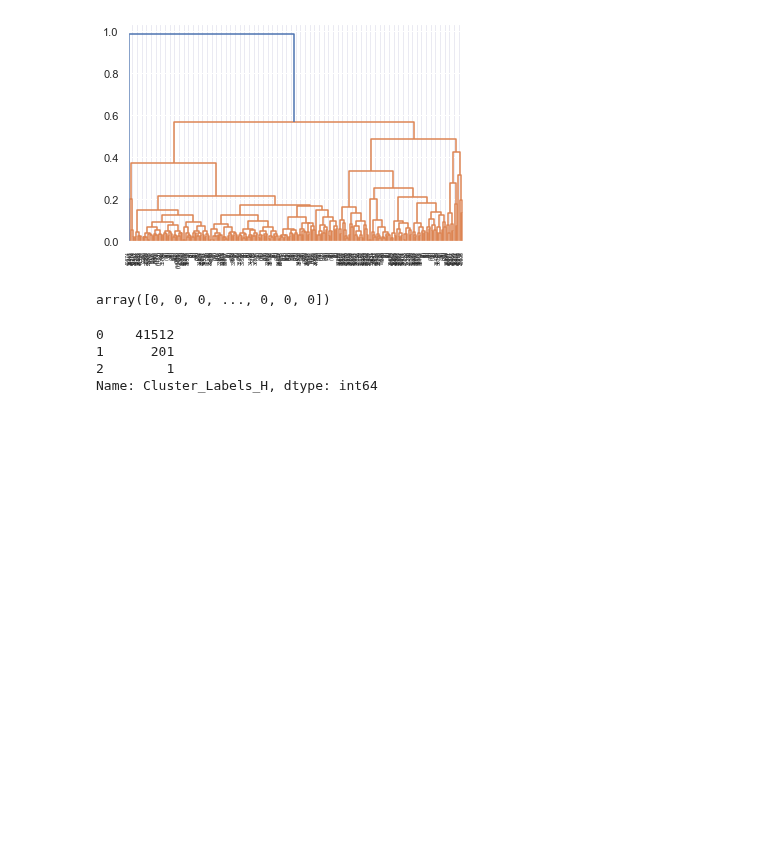
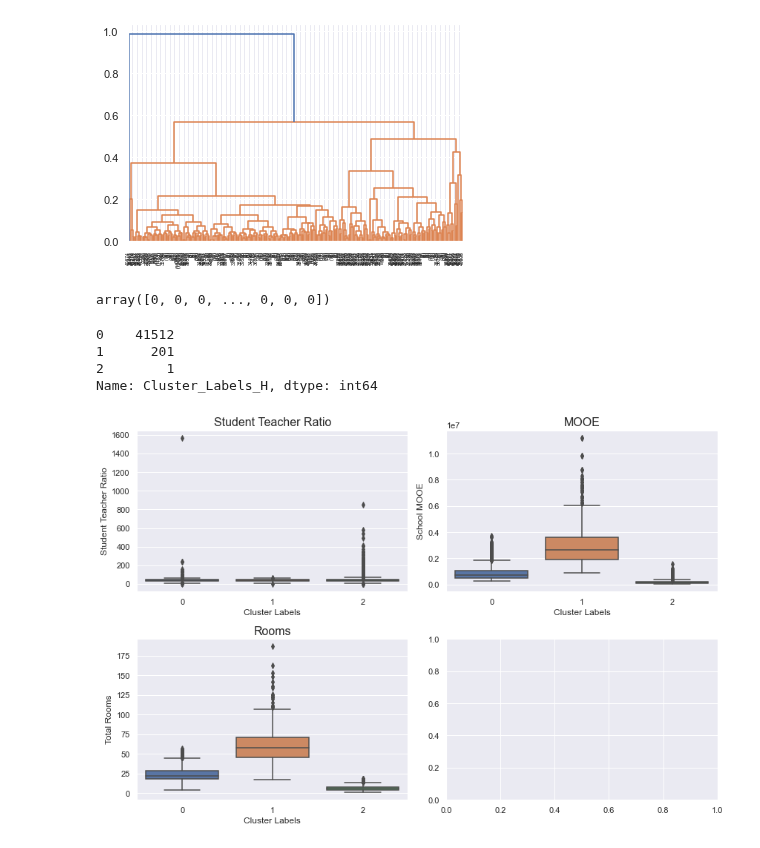
Before and after one commit to ericxmagno/education-analytics, a Jupyter notebook: education_analytics/Sprint1_EDA_Justine.ipynb, the cells around one changed output. Cells and saved outputs as stored; diff of their text form; code cells hidden in the pictures; blank space fills up the shorter version.

```diff
--- a/education_analytics/Sprint1_EDA_Justine.ipynb
+++ b/education_analytics/Sprint1_EDA_Justine.ipynb
@@ -300,7 +300,7 @@ df_eda_numeric.describe()
 | 75% | 11.000000 | 2.940000e+05 | 45.000000 | 6.000000 |
 | max | 187.000000 | 1.121800e+07 | 1570.000000 | 7.000000 |
 # %%
-df_eda_numeric = df_eda_clean[['Total Rooms','School MOOE','Student Teacher Ratio']]
+df_eda_numeric_orig = df_eda_clean[['Total Rooms','School MOOE','Student Teacher Ratio']]
 # %% [markdown]
 ## Factors
 <br> 1.) Rooms, MOOE, ST Ratio (by teacher / by room) (Government Allocation)
@@ -467,3 +467,23 @@ df_eda_numeric['Cluster_Labels_H'].value_counts()
 1      201
 2        1
 Name: Cluster_Labels_H, dtype: int64
+# %%
+import seaborn as sns
+fig, axes = plt.subplots(nrows=2, ncols=2, figsize=(12,8))
+
+sns.boxplot(x=df_eda_numeric["Cluster Labels"] , y=df_eda_numeric["Student Teacher Ratio"], ax=axes[0,0])
+axes[0,0].set_title("Student Teacher Ratio", fontsize=16)
+
+sns.boxplot(x=df_eda_numeric['Cluster Labels'], y=df_eda_numeric['School MOOE'], ax=axes[0,1])
+axes[0,1].set_title("MOOE", fontsize=16)
+
+sns.boxplot(x=df_eda_numeric['Cluster Labels'], y=df_eda_numeric['Total Rooms'], ax=axes[1,0])
+axes[1,0].set_title("Rooms", fontsize=16)
+
+# sns.boxplot(x=df_eda_numeric.Cluster Labels, y=df_eda_numeric[, ax=axes[1,1])
+# axes[1,1].set_title("Teachers", fontsize=16)
+
+plt.tight_layout()
+plt.show();
+# %% [output]
+[figure, added]
```
Also changed, not shown: parts of 3 cells of this notebook.
